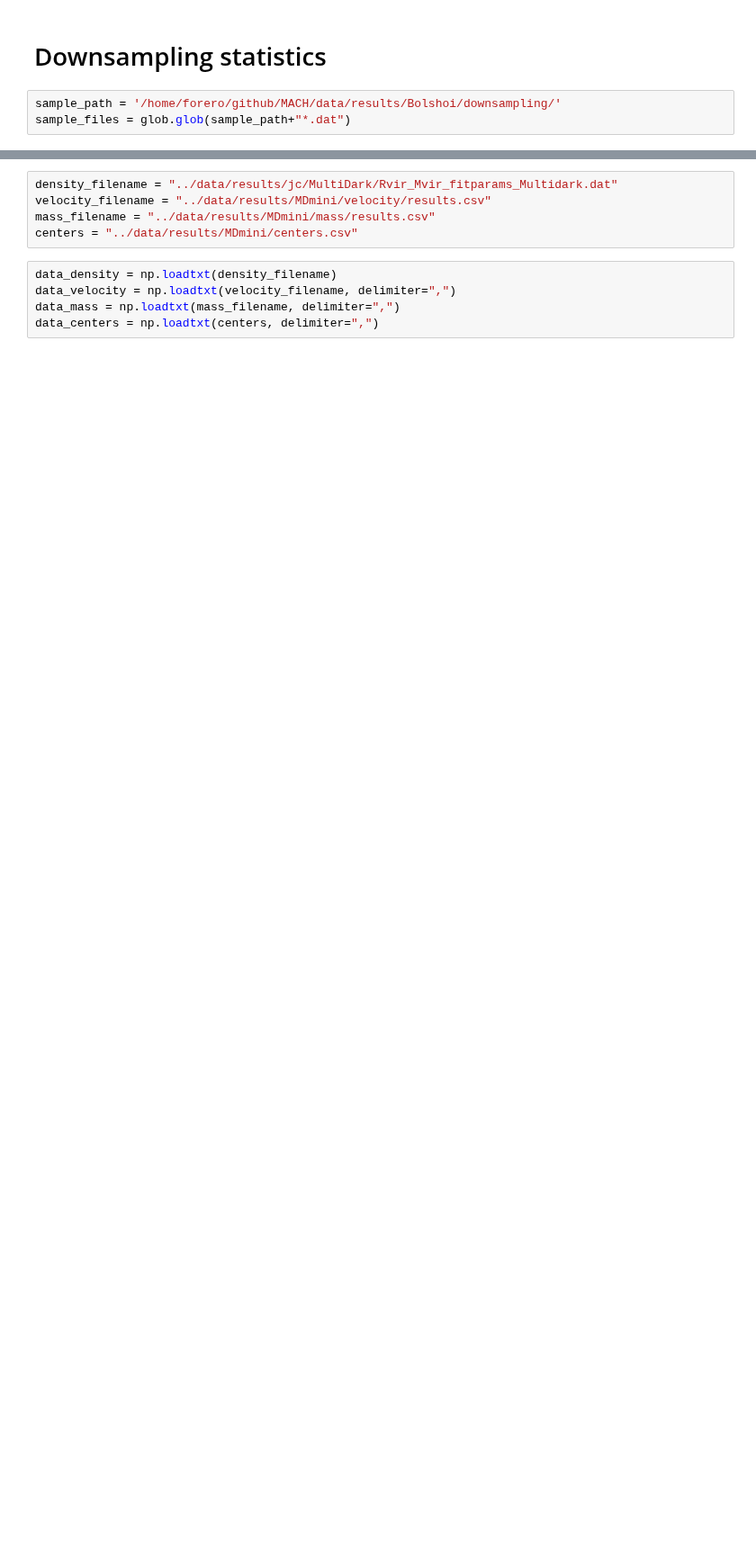
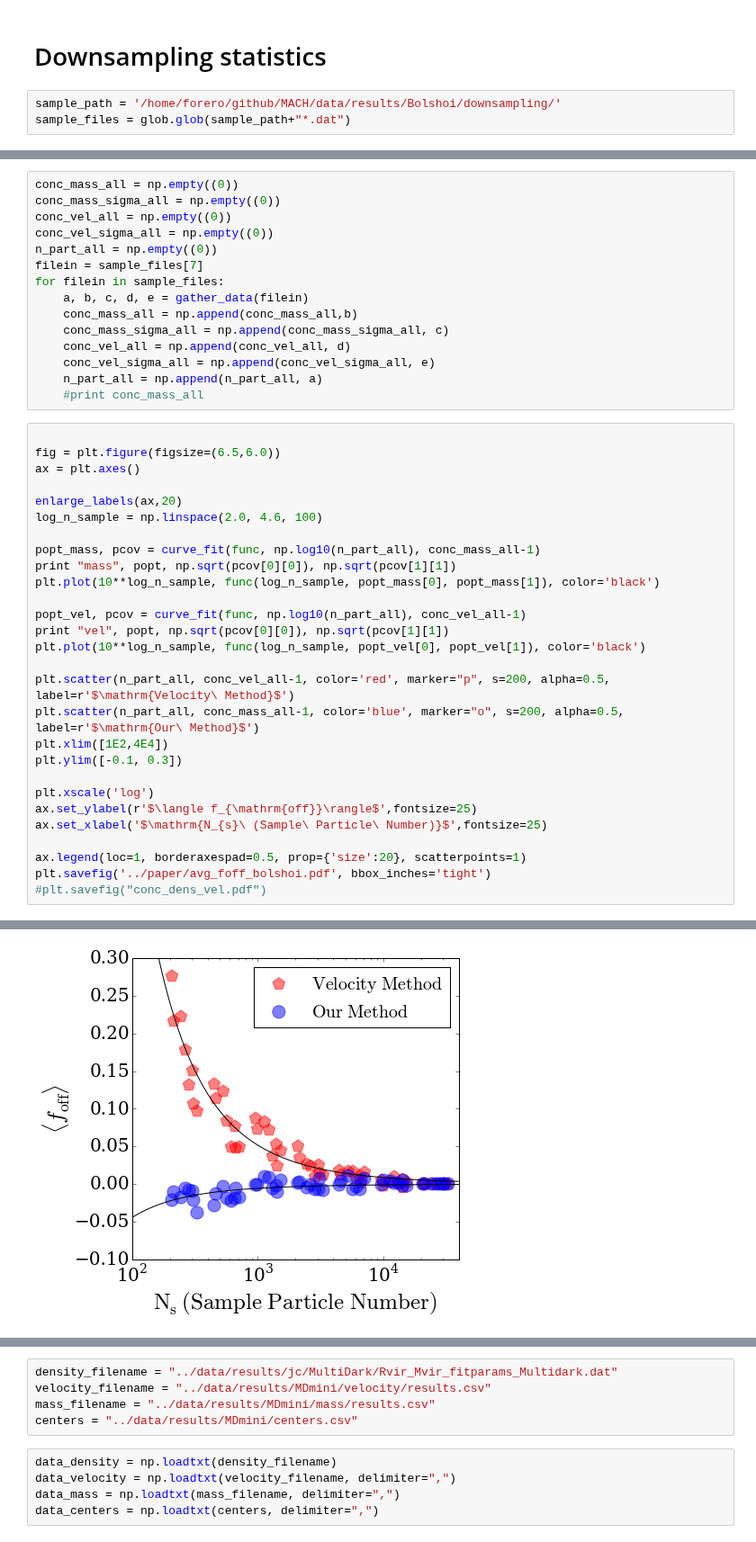
Before and after one commit to astroandes/MACH, a Jupyter notebook: plots/ComparisonPlots.ipynb, the cells around one changed output, grey strips where cells are left out. Shown at 90% size. Cells and saved outputs as stored; diff of their text form; blank space fills up the shorter version.

Commit message:
updated comparison plots

```diff
--- a/plots/ComparisonPlots.ipynb
+++ b/plots/ComparisonPlots.ipynb
@@ -56 +140,45 @@ def plot_downsampling(filein):
 #plt.savefig("conc_dens_vel.pdf")
+# %%
+conc_mass_all = np.empty((0))
+conc_mass_sigma_all = np.empty((0))
+conc_vel_all = np.empty((0))
+conc_vel_sigma_all = np.empty((0))
+n_part_all = np.empty((0))
+filein = sample_files[7]
+for filein in sample_files:
+    a, b, c, d, e = gather_data(filein)
+    conc_mass_all = np.append(conc_mass_all,b)
+    conc_mass_sigma_all = np.append(conc_mass_sigma_all, c)
+    conc_vel_all = np.append(conc_vel_all, d)
+    conc_vel_sigma_all = np.append(conc_vel_sigma_all, e)
+    n_part_all = np.append(n_part_all, a)
+    #print conc_mass_all
+# %%
+
+fig = plt.figure(figsize=(6.5,6.0))
+ax = plt.axes()
+
+enlarge_labels(ax,20)
+log_n_sample = np.linspace(2.0, 4.6, 100)
+
+popt_mass, pcov = curve_fit(func, np.log10(n_part_all), conc_mass_all-1)
+print "mass", popt, np.sqrt(pcov[0][0]), np.sqrt(pcov[1][1])
+plt.plot(10**log_n_sample, func(log_n_sample, popt_mass[0], popt_mass[1]), color='black')
+
+popt_vel, pcov = curve_fit(func, np.log10(n_part_all), conc_vel_all-1)
+print "vel", popt, np.sqrt(pcov[0][0]), np.sqrt(pcov[1][1])
+plt.plot(10**log_n_sample, func(log_n_sample, popt_vel[0], popt_vel[1]), color='black')
+
+plt.scatter(n_part_all, conc_vel_all-1, color='red', marker="p", s=200, alpha=0.5, label=r'$\mathrm{Velocity\ Method}$')
+plt.scatter(n_part_all, conc_mass_all-1, color='blue', marker="o", s=200, alpha=0.5, label=r'$\mathrm{Our\ Method}$')
+plt.xlim([1E2,4E4])
+plt.ylim([-0.1, 0.3])
+
+plt.xscale('log')
+ax.set_ylabel(r'$\langle f_{\mathrm{off}}\rangle$',fontsize=25)
+ax.set_xlabel('$\mathrm{N_{s}\ (Sample\ Particle\ Number)}$',fontsize=25)
+
+ax.legend(loc=1, borderaxespad=0.5, prop={'size':20}, scatterpoints=1)
+plt.savefig('../paper/avg_foff_bolshoi.pdf', bbox_inches='tight')
+#plt.savefig("conc_dens_vel.pdf")
+# %% [output]
@@ -56,0 +187 @@ def plot_downsampling(filein):
+[figure, added]
```
Also changed, not shown: parts of 22 cells of this notebook.
